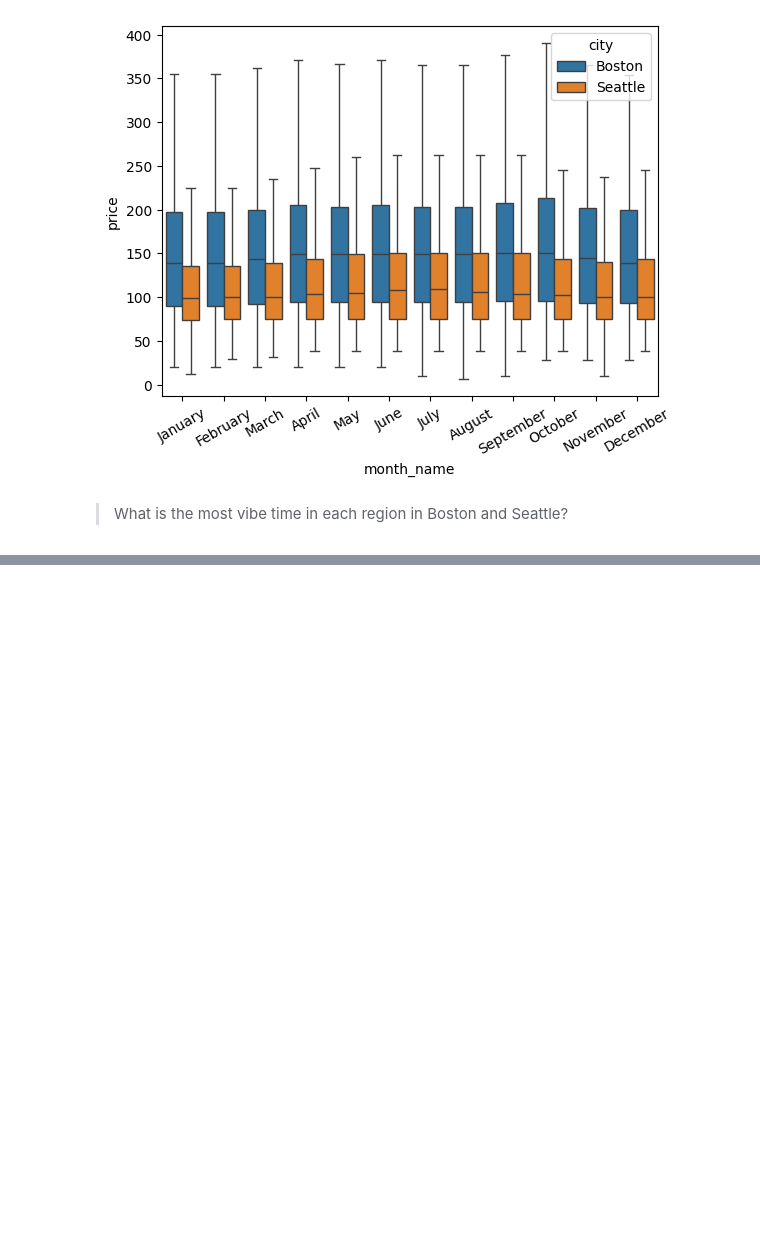
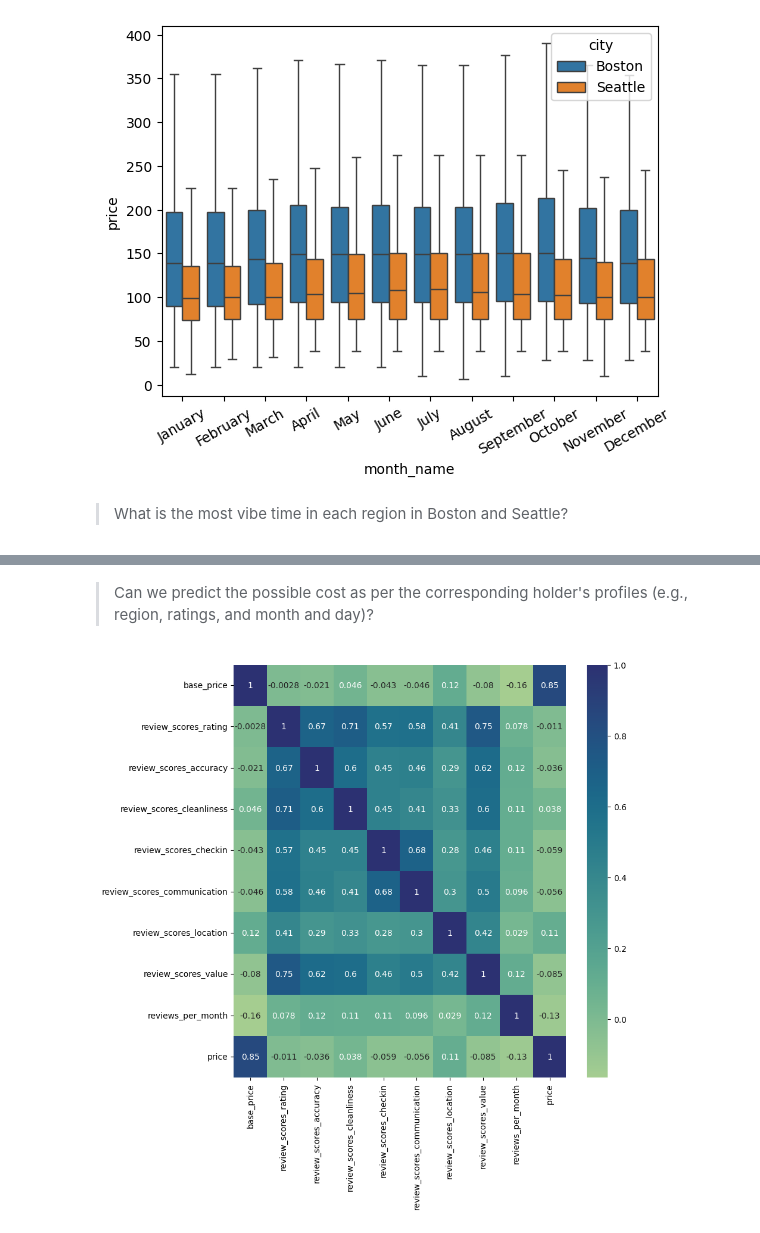
Before and after one commit to GinnCheng/Proj-Kaggle-Airbnb, a Jupyter notebook: main_script.ipynb, the cells around one changed output, grey strips where cells are left out. Saved outputs shown, nothing was run; the diff lists cells and outputs as text; code cells hidden in the pictures; blank space fills up the shorter version.

```diff
--- a/main_script.ipynb
+++ b/main_script.ipynb
@@ -335,0 +281,8 @@ plt.show()
+# %% [markdown]
+> Can we predict the possible cost as per the corresponding holder's profiles (e.g., region, ratings, and month and day)?
+# %%
+plt.figure(figsize=[9,9])
+sns.heatmap(df.iloc[:,np.r_[1:11]].corr(), annot=True, cmap='crest')
+plt.show()
+# %% [output]
+[figure, added]
```
Also changed, not shown: parts of 5 cells of this notebook.
